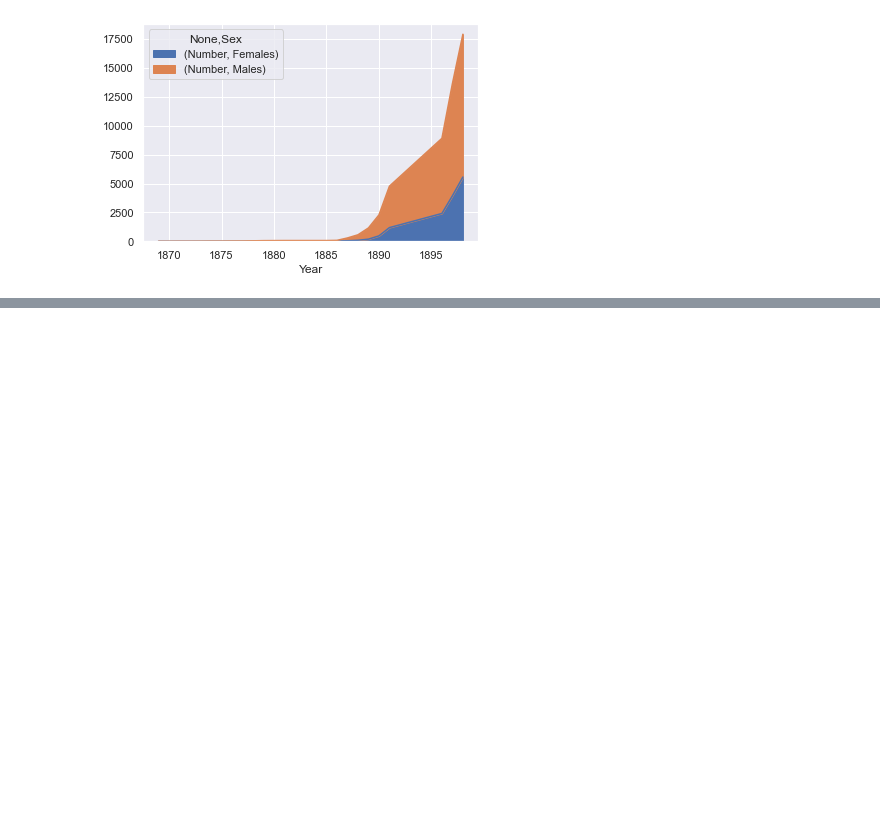
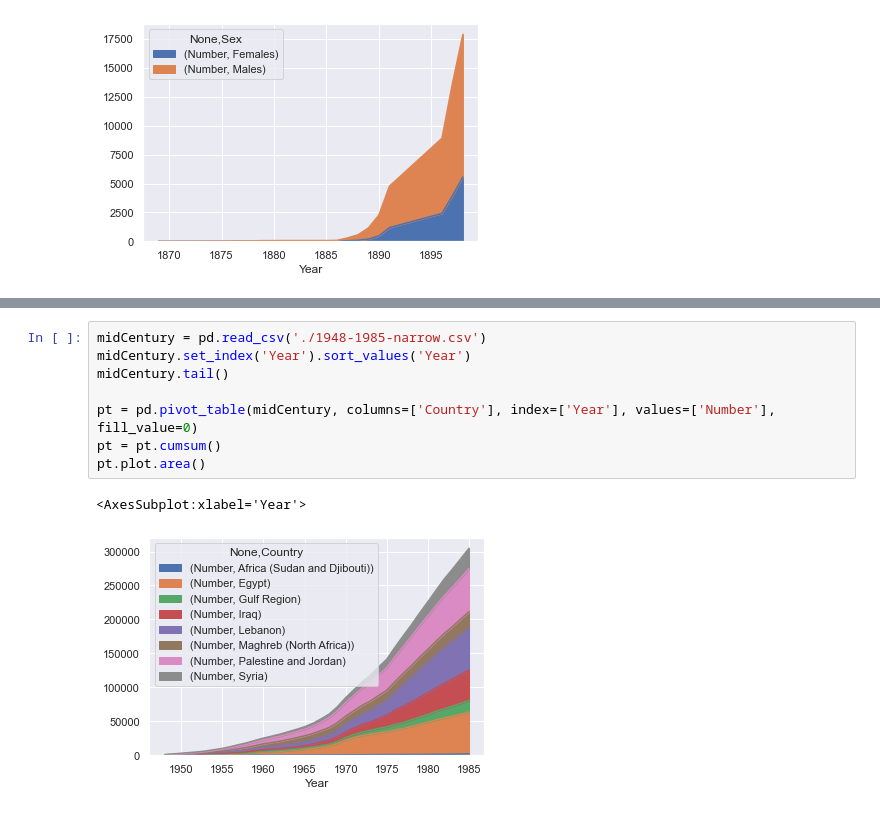
Before and after one commit to cjwit/arab-immigration, a Jupyter notebook: chart.ipynb, the cells around one changed output, grey strips where cells are left out. Drawn from its saved outputs; the diff is of its cells as text; blank space fills up the shorter version.

Commit message:
add mid century

```diff
--- a/chart.ipynb
+++ b/chart.ipynb
@@ -40,0 +56,11 @@ pt.plot.area()
+# %%
+midCentury = pd.read_csv('./1948-1985-narrow.csv')
+midCentury.set_index('Year').sort_values('Year')
+midCentury.tail()
+
+pt = pd.pivot_table(midCentury, columns=['Country'], index=['Year'], values=['Number'], fill_value=0)
+pt = pt.cumsum()
+pt.plot.area()
+# %% [output]
+<AxesSubplot:xlabel='Year'>
+[figure, added]
```
Also changed, not shown: parts of 6 cells of this notebook, 4 other files.
